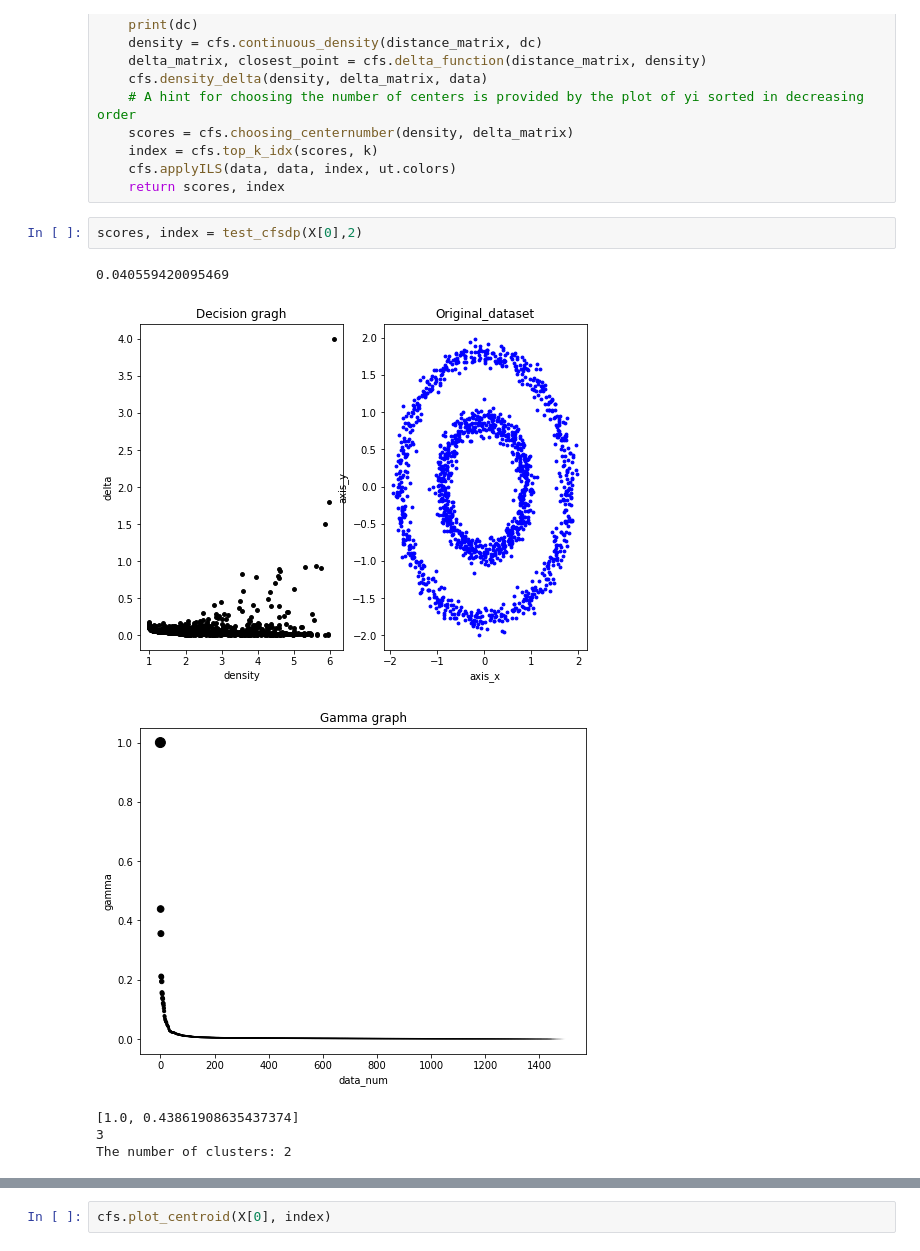
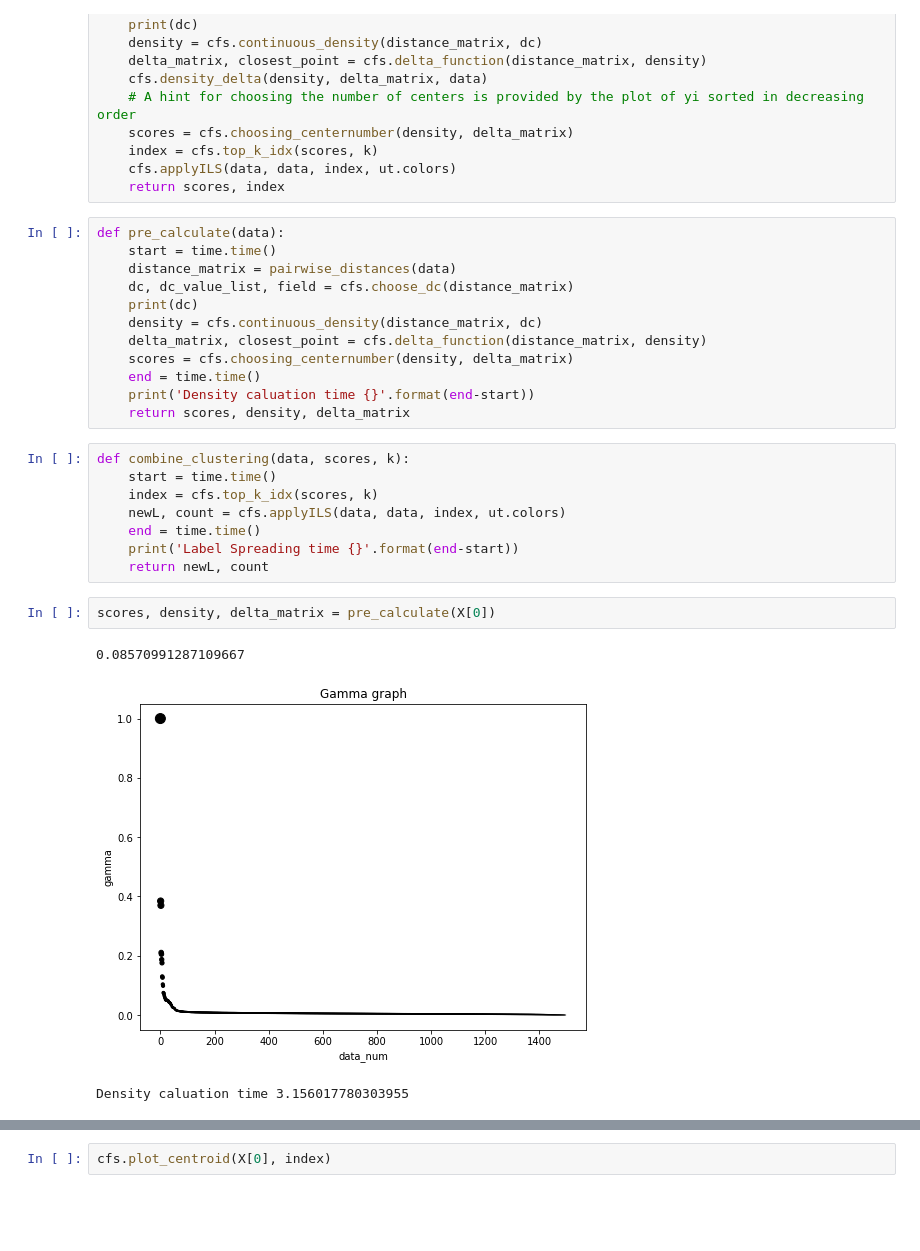
Before and after one commit to Thea-Hsu/EILS, a Jupyter notebook: demo.ipynb, the cells around one changed output, grey strips where cells are left out. Cells and saved outputs as stored; diff of their text form; blank space fills up the shorter version.

```diff
--- a/demo.ipynb
+++ b/demo.ipynb
@@ -36,12 +37,29 @@ def test_cfsdp(data, k):
     index = cfs.top_k_idx(scores, k)
     cfs.applyILS(data, data, index, ut.colors)
     return scores, index
+# %%
+def pre_calculate(data):
+    start = time.time()
+    distance_matrix = pairwise_distances(data)
+    dc, dc_value_list, field = cfs.choose_dc(distance_matrix)
+    print(dc)
+    density = cfs.continuous_density(distance_matrix, dc)
+    delta_matrix, closest_point = cfs.delta_function(distance_matrix, density)
+    scores = cfs.choosing_centernumber(density, delta_matrix)
+    end = time.time()
+    print('Density caluation time {}'.format(end-start))
+    return scores, density, delta_matrix
+# %%
+def combine_clustering(data, scores, k):
+    start = time.time()
+    index = cfs.top_k_idx(scores, k)
+    newL, count = cfs.applyILS(data, data, index, ut.colors)
+    end = time.time()
+    print('Label Spreading time {}'.format(end-start))
+    return newL, count
 # %%
-scores, index = test_cfsdp(X[0],2)
+scores, density, delta_matrix = pre_calculate(X[0])
 # %% [output]
-0.040559420095469
+0.08570991287109667
-[figure, old version]
+[figure, new version]
-[figure, removed]
-[1.0, 0.43861908635437374]
-3
-The number of clusters: 2
+Density caluation time 3.156017780303955
```
Also changed, not shown: parts of 4 cells of this notebook, 2 other files.
